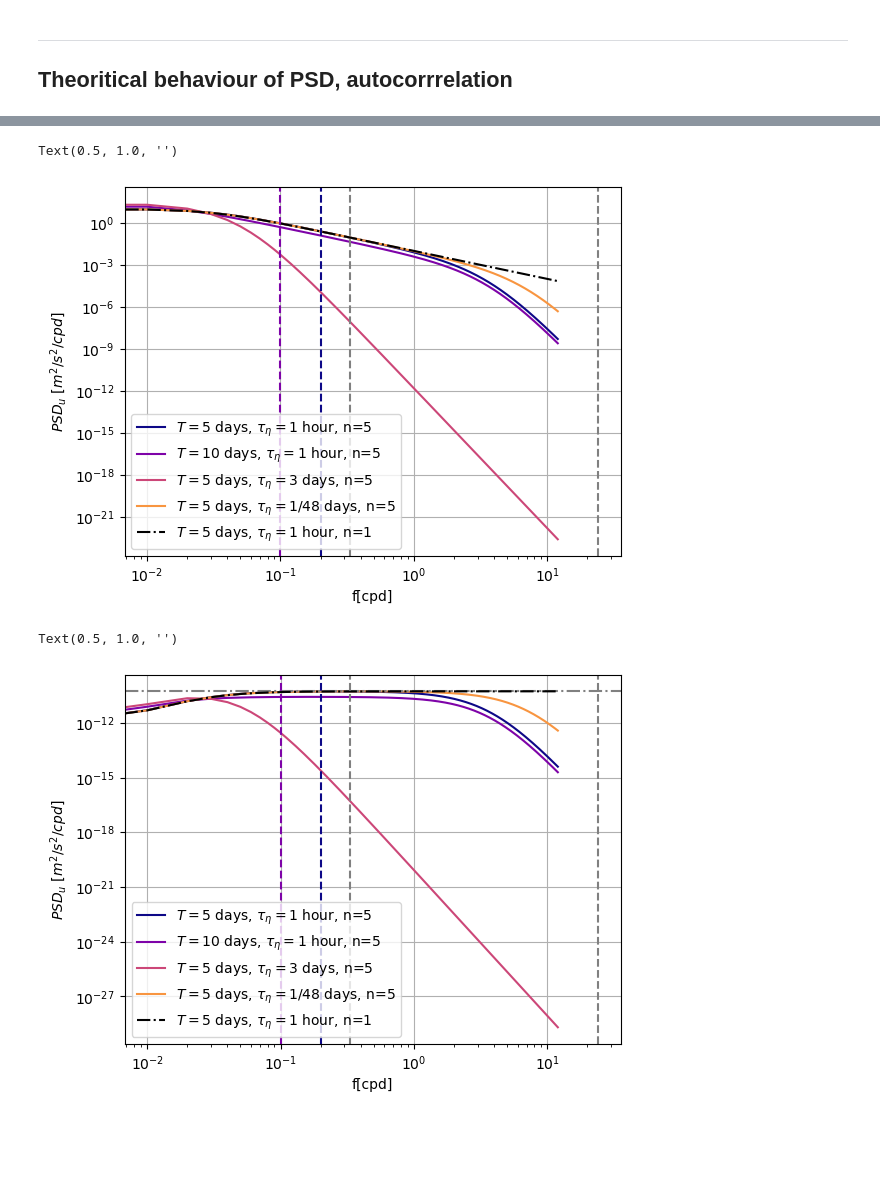
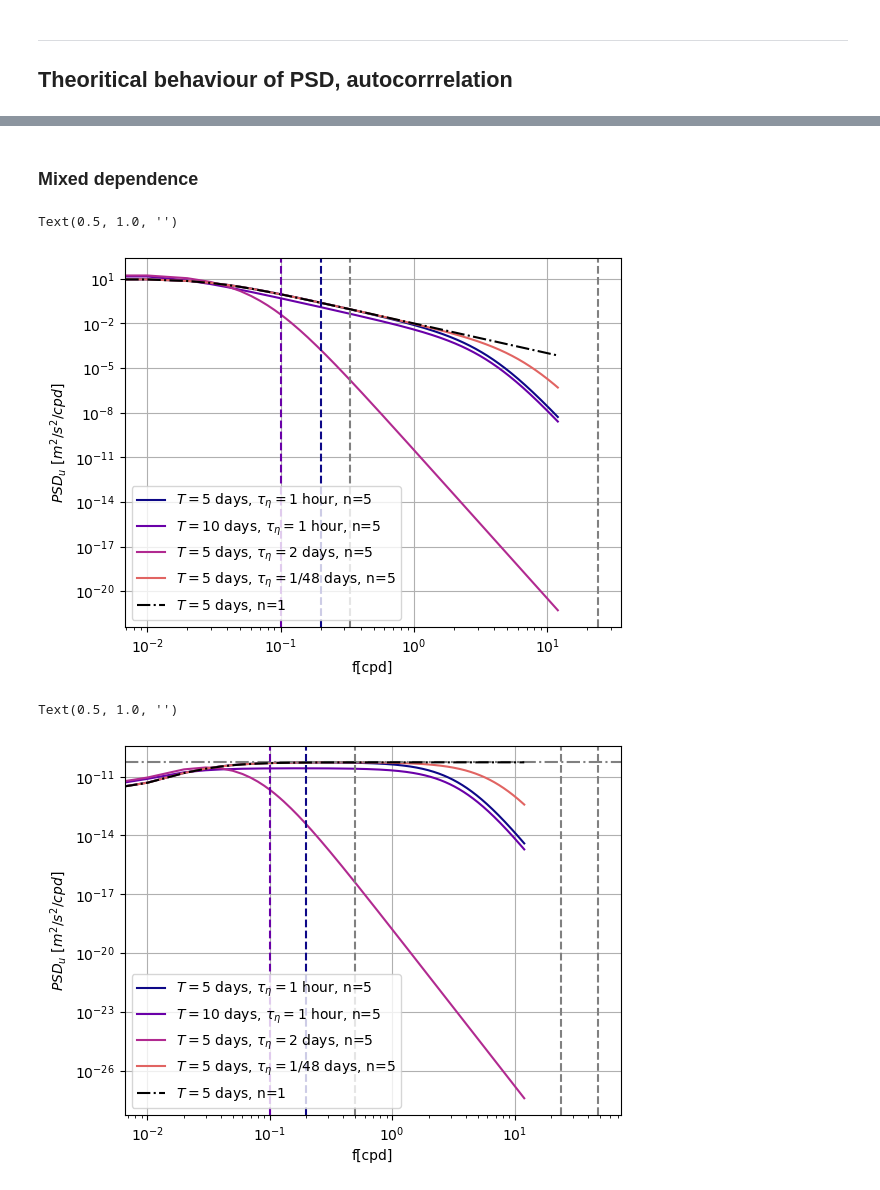
Before and after one commit to margot-demol/PhD, a Jupyter notebook: GDP/synthetics_trajectories/notebooks/diag_synthetic_trajectories_ou.ipynb, the cells around one changed output, grey strips where cells are left out. Saved outputs shown, nothing was run; the diff lists cells and outputs as text; code cells hidden in the pictures; blank space fills up the shorter version.

```diff
--- a/GDP/synthetics_trajectories/notebooks/diag_synthetic_trajectories_ou.ipynb
+++ b/GDP/synthetics_trajectories/notebooks/diag_synthetic_trajectories_ou.ipynb
@@ -142,3 +65,6 @@ Data variables:
+# %%
+colors = get_cmap_colors(max(ds.T.size,ds.tau_eta.size), cmap="plasma")
+plt.rc('axes', prop_cycle=cycler(color=colors))
 # %% [markdown]
 ________
 ## Verify viggiano bib :  CV pour n=1 -> OK
@@ -193,9 +144,11 @@ Data variables: (12/15)
+# %% [markdown]
+### Mixed dependence
 # %%
-ds.PSDu.sel(T=5).plot(color = colors[0],label=r'$T=5$ days, $\tau_{\eta}=1$ hour, n=5')
-ds.PSDu.sel(T=10).plot(color = colors[1],label=r'$T=10$ days, $\tau_{\eta}=1$ hour, n=5')
-ds1.PSDu.sel(T=5).plot(color = colors[2],label=r'$T=5$ days, $\tau_{\eta}=3$ days, n=5')
-ds48.PSDu.sel(T=5).plot(color = colors[3],label=r'$T=5$ days, $\tau_{\eta}=1/48$ days, n=5')
-ds.PSDu_exp.sel(T=5).plot(color = 'k', ls='-.', label=r'$T=5$ days, $\tau_{\eta}=1$ hour, n=1')
+ds.PSDu.sel(T=5, tau_eta=1/24).plot(color = colors[0],label=r'$T=5$ days, $\tau_{\eta}=1$ hour, n=5')
+ds.PSDu.sel(T=10, tau_eta=1/24).plot(color = colors[1],label=r'$T=10$ days, $\tau_{\eta}=1$ hour, n=5')
+ds.PSDu.sel(T=5, tau_eta=2).plot(color = colors[2],label=r'$T=5$ days, $\tau_{\eta}=2$ days, n=5')
+ds.PSDu.sel(T=5, tau_eta=1/48).plot(color = colors[3],label=r'$T=5$ days, $\tau_{\eta}=1/48$ days, n=5')
+ds.PSDu_exp.sel(T=5).plot(color = 'k', ls='-.', label=r'$T=5$ days, n=1')
 
 plt.axvline(1/5, ls='--', color = colors[0])
 plt.axvline(1/10, ls='--', color = colors[1])
@@ -210,26 +163,27 @@ plt.legend()
 plt.title('')
 # %% [output]
 Text(0.5, 1.0, '')
-[figure, old version]
+[figure, new version]
 # %%
-ds.PSDa.sel(T=5).plot(color = colors[0],label=r'$T=5$ days, $\tau_{\eta}=1$ hour, n=5')
-ds.PSDa.sel(T=10).plot(color = colors[1],label=r'$T=10$ days, $\tau_{\eta}=1$ hour, n=5')
-ds1.PSDa.sel(T=5).plot(color = colors[2],label=r'$T=5$ days, $\tau_{\eta}=3$ days, n=5')
-ds48.PSDa.sel(T=5).plot(color = colors[3],label=r'$T=5$ days, $\tau_{\eta}=1/48$ days, n=5')
+ds.PSDa.sel(T=5, tau_eta=1/24).plot(color = colors[0],label=r'$T=5$ days, $\tau_{\eta}=1$ hour, n=5')
+ds.PSDa.sel(T=10, tau_eta=1/24).plot(color = colors[1],label=r'$T=10$ days, $\tau_{\eta}=1$ hour, n=5')
+ds.PSDa.sel(T=5, tau_eta=2).plot(color = colors[2],label=r'$T=5$ days, $\tau_{\eta}=2$ days, n=5')
+ds.PSDa.sel(T=5, tau_eta=1/48).plot(color = colors[3],label=r'$T=5$ days, $\tau_{\eta}=1/48$ days, n=5')
 plt.axhline(2/5/(86400**2), ls='-.', color='grey')
-ds.PSDa_exp.sel(T=5).plot(color = 'k', ls='-.', label=r'$T=5$ days, $\tau_{\eta}=1$ hour, n=1')
+ds.PSDa_exp.sel(T=5).plot(color = 'k', ls='-.', label=r'$T=5$ days, n=1')
 
 plt.axvline(1/5, ls='--', color = colors[0])
 plt.axvline(1/10, ls='--', color = colors[1])
 plt.axvline(24, ls='--', color = 'grey')
-plt.axvline(1/3, ls='--', color = 'grey')
+plt.axvline(1/2, ls='--', color = 'grey')
+plt.axvline(48, ls='--', color = 'grey')
 plt.xscale('log')
 plt.yscale('log')
 plt.xlabel('f[cpd]')
 plt.ylabel(r'$PSD_u$ $[m^2/s^2/cpd]$')
 plt.grid()
 plt.legend()
 plt.title('')
 # %% [output]
 Text(0.5, 1.0, '')
-[figure, old version]
+[figure, new version]
```
Also changed, not shown: parts of 29 cells of this notebook, 3 other files.
